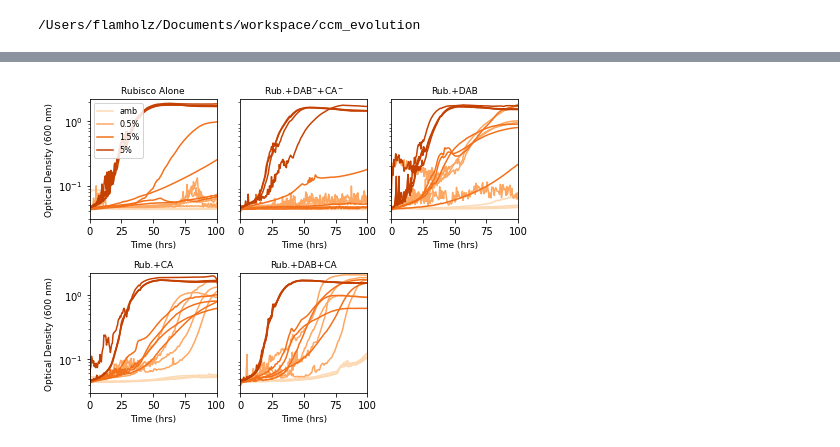
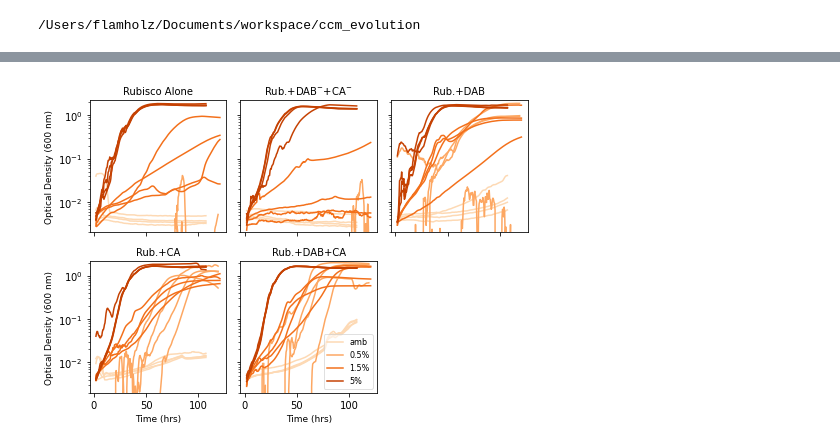
Before and after one commit to flamholz/ccm_evolution, a Jupyter notebook: notebooks/Figs3_4_6_CCMB1.ipynb, the cells around one changed output, grey strips where cells are left out. Saved outputs shown, nothing was run; the diff lists cells and outputs as text; code cells hidden in the pictures.

```diff
--- a/notebooks/Figs3_4_6_CCMB1.ipynb
+++ b/notebooks/Figs3_4_6_CCMB1.ipynb
@@ -23,4 +39,9 @@ df_1pt5pct = pd.read_csv('data/Ecoli_CCMB1/EJD_2020_encapsulation_timecourses/09
 df_5pct = pd.read_csv('data/Ecoli_CCMB1/EJD_2020_encapsulation_timecourses/072720_ED_OD600_5pctCO2.csv')
 
 co2_dfs_encap = [df_amb, df_pt5pct, df_1pt5pct, df_5pct]
+co2_dfs_encap_blanked = blank_all_dfs(co2_dfs_encap)
 co2_conds = 'amb,0.5%,1.5%,5%'.split(',')
+
+for co2, df in zip(co2_conds, co2_dfs_encap):
+    max_th = df.time_s.max() / 60 /60
+    print('{0}: {1:.1f} hrs'.format(co2, max_th))
@@ -32,3 +58,8 @@ df_5pct = pd.read_csv('data/Ecoli_CCMB1/EJD_2020_futile_cycle_data/050321_futile
 df_amb = pd.read_csv('data/Ecoli_CCMB1/EJD_2020_futile_cycle_data/050321_futile_cycle_amb.csv')
 
 co2_dfs_futcyc = [df_amb, df_pt5pct, df_1pt5pct, df_5pct]
+co2_dfs_futcyc_blanked = blank_all_dfs(co2_dfs_futcyc)
+
+for co2, df in zip(co2_conds, co2_dfs_futcyc):
+    max_th = df.time_s.max() / 60 /60
+    print('{0}: {1:.1f} hrs'.format(co2, max_th))
@@ -83,50 +165,52 @@ plt.show()
 # %%
 # SI figures with full growth trajectories for every strain & condition
 # 2. futile cycle experiment
-fig, axs = plt.subplots(nrows=2, ncols=3, figsize=(7,5))
+fig, axs = plt.subplots(nrows=2, ncols=3, figsize=(7,5), sharex=True, sharey=True)
 
 xlim = (0, 100)
-ylim = (0.03, 2.2)
+ylim = (0.002, 2.2)
 
 # Base names of strains to plot from futile cycle exp
 rub_alone = "cLS/AGFP"
 futile_cycle = "cLS/Dab2-Can"
 plus_transport = "cLS/Dab2-dCan"
 plus_ca = "cLS/dDab2-Can"
 double_neg = "cLS/dDab2-dCan"
 strain_names_futcyc = [rub_alone, double_neg, plus_transport, plus_ca, futile_cycle]
 titles_futcyc = 'Rubisco Alone,Rub.+DAB$^{-}$+CA$^{-}$,Rub.+DAB,Rub.+CA,Rub.+DAB+CA'.split(',')
 
 pal = sns.color_palette('Oranges', n_colors=4)
 for strain, ax in zip(strain_names_futcyc, axs.flatten()):
     plt.sca(ax)
     cols = [strain+' {0}'.format(i) for i in range(1,5)]
-    for j, my_df in enumerate(co2_dfs_futcyc):
+    for j, my_df in enumerate(co2_dfs_futcyc_blanked):
         time_h = my_df.time_s / 60 / 60
         label = co2_conds[j]
         for col in cols:
-            plt.semilogy(time_h, my_df[col], color=pal[j], label=label)
+            smoothed = my_df[col].rolling(5).mean()
+            plt.semilogy(time_h, smoothed, color=pal[j], label=label)
             label = None
 
 for i, (title, ax) in enumerate(zip(titles_futcyc, axs.flatten())):
     plt.sca(ax)
-    plt.title(title, fontsize=9)
-    plt.xlim(*xlim)
+    plt.title(title, fontsize=10, fontweight='medium')
     plt.ylim(*ylim)
-    plt.xlabel('Time (hrs)', fontsize=9)
 
-    if i == 0:
-        plt.legend(loc=2, framealpha=0.85, fontsize=8)
     if i%3 == 0:
         plt.ylabel('Optical Density (600 nm)', fontsize=9)
-    else:
-        plt.yticks([])
+    if i > 2:
+        plt.xlabel('Time (hrs)', fontsize=9)
 
 plt.sca(axs.flatten()[-1])
 plt.axis('off')
 
+plt.sca(axs[1, 1])
+plt.legend(fontsize=8, loc=4, framealpha=0.6)
+
 plt.tight_layout()
 plt.savefig('figures/fig4/fig4S1_futcyc_growth_curves.png', dpi=600, facecolor='w')
+plt.savefig('figures/fig4/fig4S1_futcyc_growth_curves.pdf', dpi=600, facecolor='w')
+
 plt.show()
 # %% [output]
-[figure, old version]
+[figure, new version]
```
Also changed, not shown: parts of 13 cells of this notebook, 6 other files.
